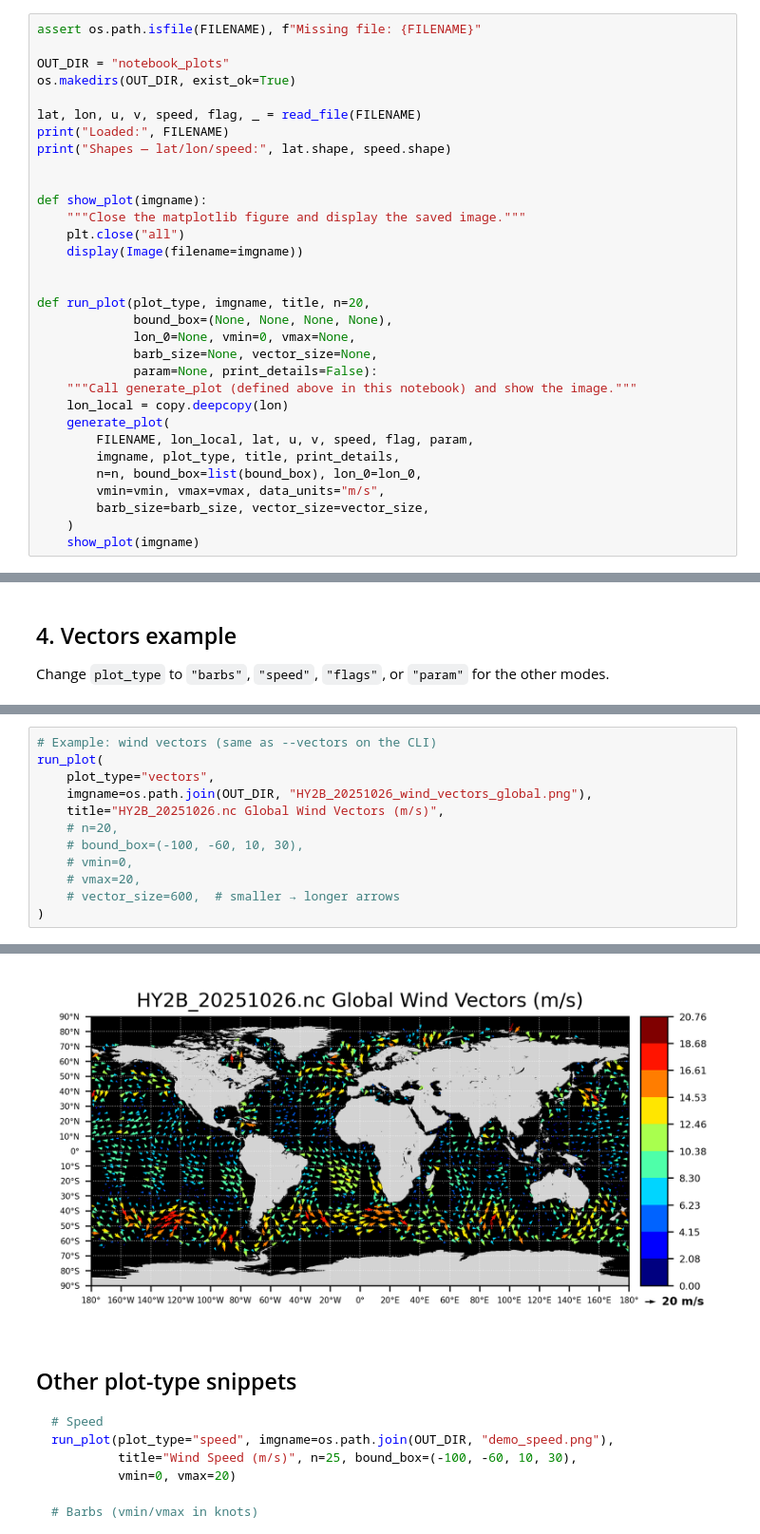
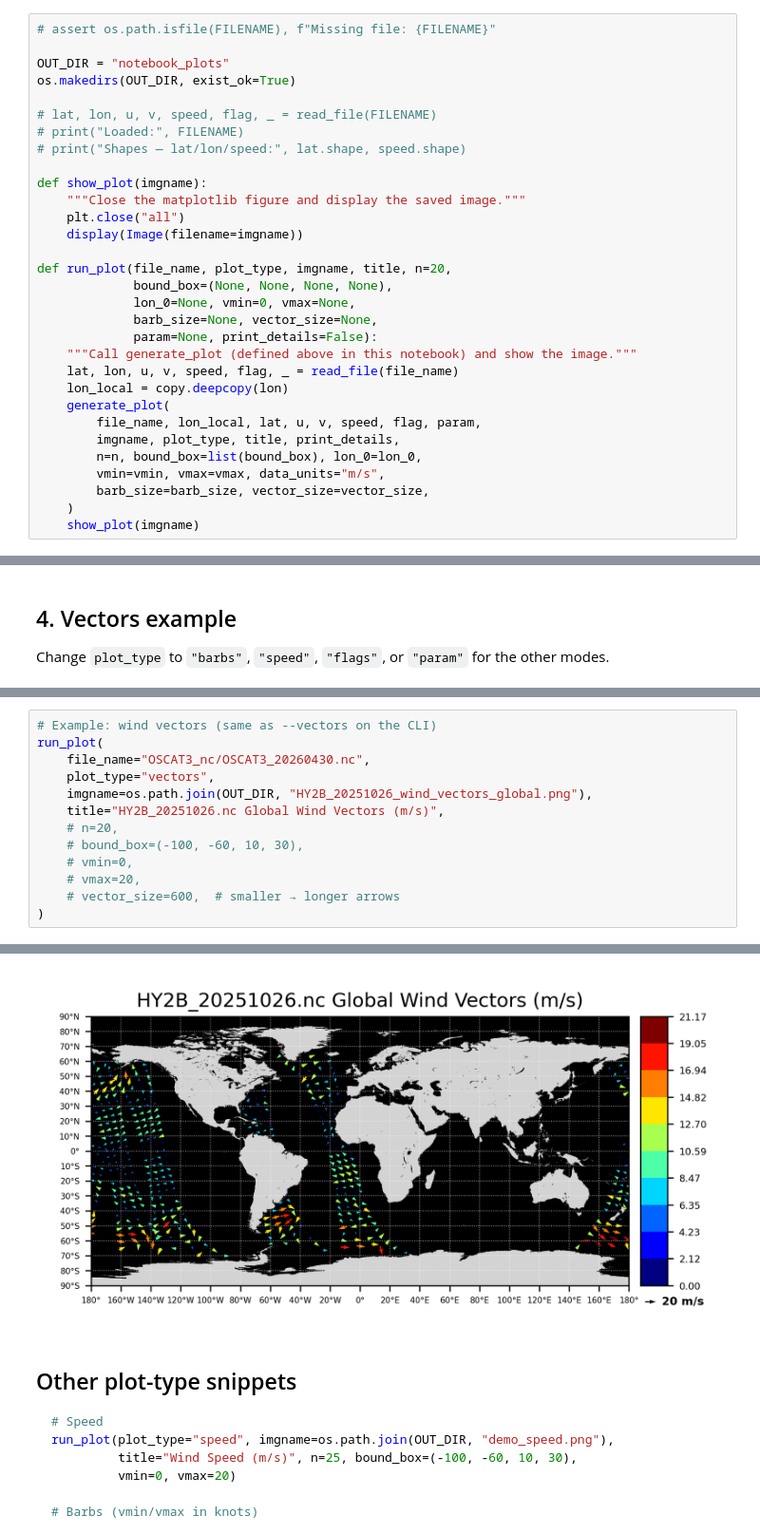
Before and after one commit to jasminemasopeh/modern_coaps_daily_swath, a Jupyter notebook: map_swath_data.ipynb, the cells around one changed output, grey strips where cells are left out. Shown at 95% size. Saved outputs shown, nothing was run; the diff lists cells and outputs as text.

Commit message:
Updated the file_name to be in run plot

```diff
--- a/map_swath_data.ipynb
+++ b/map_swath_data.ipynb
@@ -663,29 +664,28 @@ FILENAME = "nc_files/HY-2B-HSCAT/HY2B_25km/HY2B_25km_daily/HY2B_20251026.nc"
 # %%
-assert os.path.isfile(FILENAME), f"Missing file: {FILENAME}"
+# assert os.path.isfile(FILENAME), f"Missing file: {FILENAME}"
 
 OUT_DIR = "notebook_plots"
 os.makedirs(OUT_DIR, exist_ok=True)
 
-lat, lon, u, v, speed, flag, _ = read_file(FILENAME)
-print("Loaded:", FILENAME)
-print("Shapes — lat/lon/speed:", lat.shape, speed.shape)
-
+# lat, lon, u, v, speed, flag, _ = read_file(FILENAME)
+# print("Loaded:", FILENAME)
+# print("Shapes — lat/lon/speed:", lat.shape, speed.shape)
 
 def show_plot(imgname):
     """Close the matplotlib figure and display the saved image."""
     plt.close("all")
     display(Image(filename=imgname))
 
-
-def run_plot(plot_type, imgname, title, n=20,
+def run_plot(file_name, plot_type, imgname, title, n=20,
              bound_box=(None, None, None, None),
              lon_0=None, vmin=0, vmax=None,
              barb_size=None, vector_size=None,
              param=None, print_details=False):
     """Call generate_plot (defined above in this notebook) and show the image."""
+    lat, lon, u, v, speed, flag, _ = read_file(file_name)
     lon_local = copy.deepcopy(lon)
     generate_plot(
-        FILENAME, lon_local, lat, u, v, speed, flag, param,
+        file_name, lon_local, lat, u, v, speed, flag, param,
         imgname, plot_type, title, print_details,
         n=n, bound_box=list(bound_box), lon_0=lon_0,
         vmin=vmin, vmax=vmax, data_units="m/s",
@@ -746,6 +745,7 @@ notebook_plots/HY2B_20251026_wind_vectors.png created
 # %%
 # Example: wind vectors (same as --vectors on the CLI)
 run_plot(
+    file_name="OSCAT3_nc/OSCAT3_20260430.nc",
     plot_type="vectors",
     imgname=os.path.join(OUT_DIR, "HY2B_20251026_wind_vectors_global.png"),
     title="HY2B_20251026.nc Global Wind Vectors (m/s)",
@@ -759,5 +775,5 @@ run_plot(
 notebook_plots/HY2B_20251026_wind_vectors_global.png created
-[figure, old version]
+[figure, new version]
 # %% [markdown]
 ## Other plot-type snippets
 
```
Also changed, not shown: parts of 4 cells of this notebook, 2 other files.
